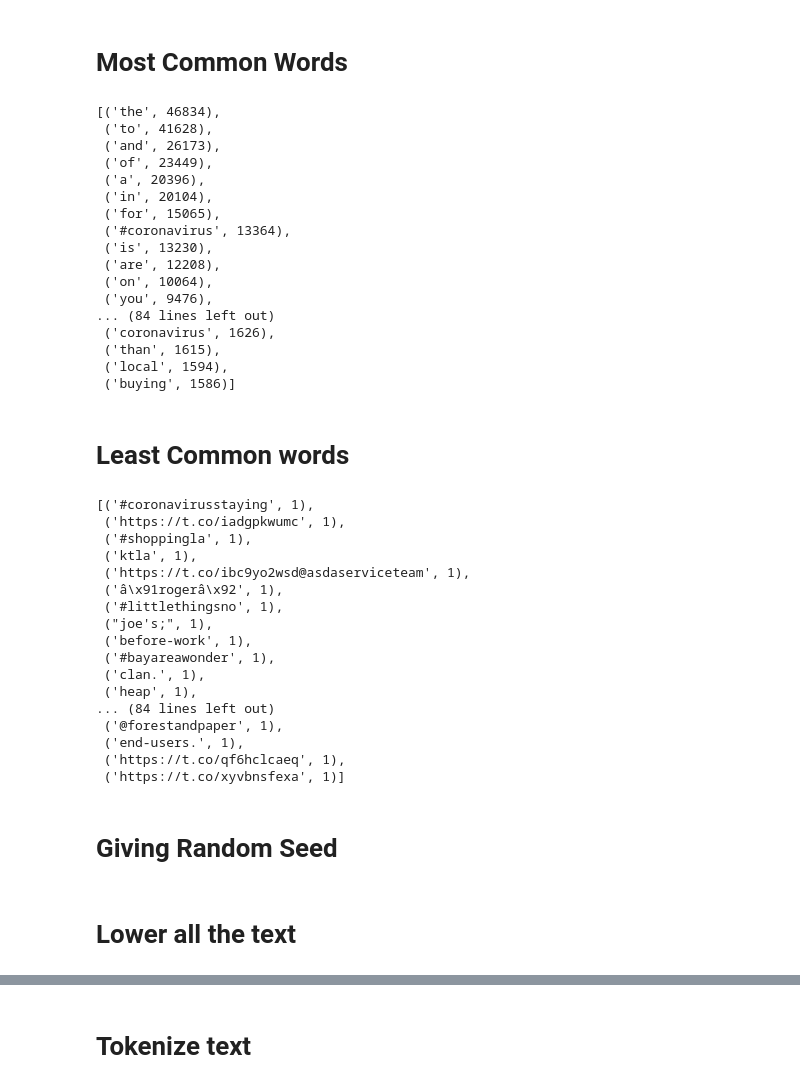
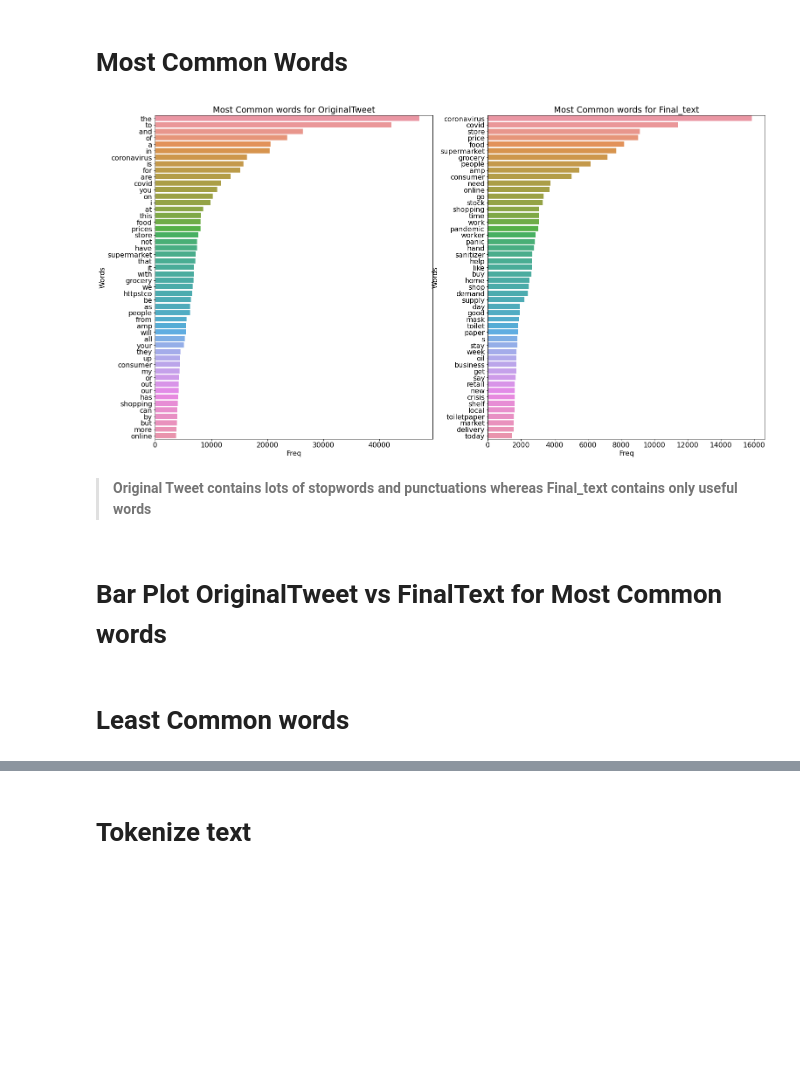
Before and after one commit to Johnybhiduri/Covid-19-Text-Classification-SVM, a Jupyter notebook: covid-19-text-classification-svm.ipynb, the cells around one changed output, grey strips where cells are left out. Cells and saved outputs as stored; diff of their text form; code cells hidden in the pictures; blank space fills up the shorter version.

```diff
--- a/covid-19-text-classification-svm.ipynb
+++ b/covid-19-text-classification-svm.ipynb
@@ -71,50 +251,27 @@ False
 # %% [markdown]
 # Most Common Words
-# %%
-most_common = Counter(''.join(data['OriginalTweet'].str.lower()).split()).most_common(100)
-most_common
-# %% [output]
-[('the', 46834),
- ('to', 41628),
- ('and', 26173),
- ('of', 23449),
- ('a', 20396),
- ('in', 20104),
- ('for', 15065),
- ('#coronavirus', 13364),
- ('is', 13230),
- ('are', 12208),
- ('on', 10064),
- ('you', 9476),
-... (84 lines left out)
- ('coronavirus', 1626),
- ('than', 1615),
- ('local', 1594),
- ('buying', 1586)]
+# %%
+most_common_original = Counter(''.join(data['OriginalTweet']).split()).most_common(50)
+mco_df = pd.DataFrame(most_common_original, columns = ['Words', 'Freq'])
+most_common_final = Counter(''.join(data['Final_text']).split()).most_common(50)
+mcf_df = pd.DataFrame(most_common_final, columns = ['Words', 'Freq'])
+# %%
+plt.rcParams.update({'font.size': 16})
+plt.figure(figsize = (25, 30))
+plt.subplot(2,2,1)
+sns.barplot(data = mco_df, x = 'Freq', y = 'Words' )
+plt.title("Most Common words for OriginalTweet")
+
+
+plt.subplot(2,2,2)
+sns.barplot(data = mcf_df, x = 'Freq', y = 'Words' )
+plt.title("Most Common words for Final_text")
+plt.show()
+# %% [output]
+[figure, added]
+# %% [markdown]
+> **Original Tweet contains lots of stopwords and punctuations whereas Final_text contains only useful words**
+# %% [markdown]
+# Bar Plot OriginalTweet vs FinalText for Most Common words
 # %% [markdown]
 # Least Common words
-# %%
-least_common = Counter(''.join(data['OriginalTweet'].str.lower()).split()).most_common()[-100 : ]
-least_common
-# %% [output]
-[('#coronavirusstaying', 1),
- ('https://t.co/iadgpkwumc', 1),
- ('#shoppingla', 1),
- ('ktla', 1),
- ('https://t.co/ibc9yo2wsd@asdaserviceteam', 1),
- ('â\x91rogerâ\x92', 1),
- ('#littlethingsno', 1),
- ("joe's;", 1),
- ('before-work', 1),
- ('#bayareawonder', 1),
- ('clan.', 1),
- ('heap', 1),
-... (84 lines left out)
- ('@forestandpaper', 1),
- ('end-users.', 1),
- ('https://t.co/qf6hclcaeq', 1),
- ('https://t.co/xyvbnsfexa', 1)]
-# %% [markdown]
-# Giving Random Seed
-# %% [markdown]
-# Lower all the text
```
Also changed, not shown: parts of 51 cells of this notebook.
